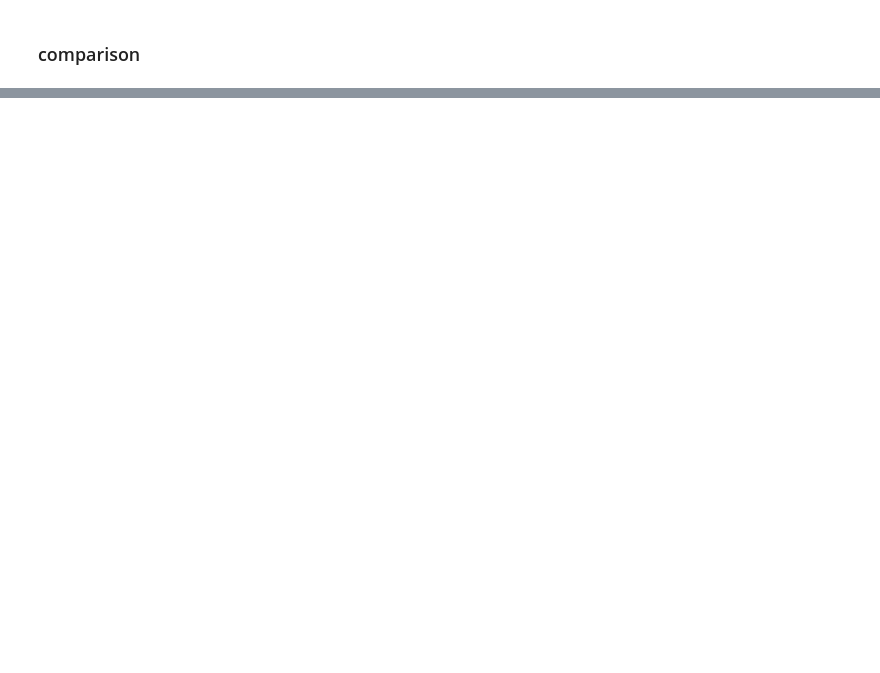
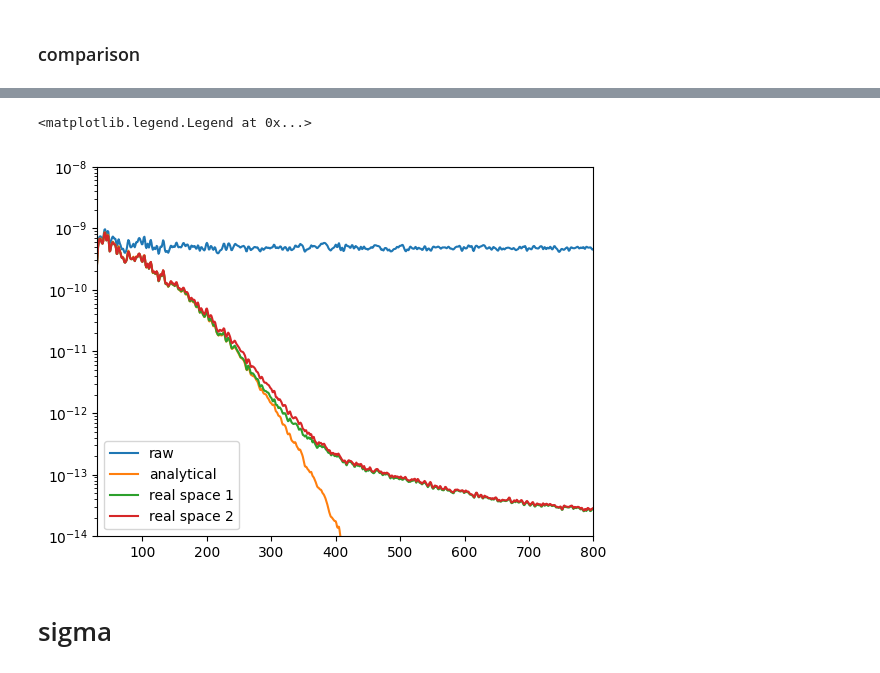
Before and after one commit to des-science/y3-deep-lss, a Jupyter notebook: notebooks/gpu_smoothing/smoothing_layer.ipynb, the cells around one changed output, grey strips where cells are left out. Cells and saved outputs as stored; diff of their text form; code cells hidden in the pictures; blank space fills up the shorter version.

```diff
--- a/notebooks/gpu_smoothing/smoothing_layer.ipynb
+++ b/notebooks/gpu_smoothing/smoothing_layer.ipynb
@@ -206,0 +325,8 @@ fig.savefig(f"plots/smoothing-n_sigma{n_sigma_support}-fwhm{actual_fwhm}.png", b
+# %%
+# trace the function once
+tf_smooth_1 = smoothing_layer_1(dv)
+
+tf_map_1 = np.zeros(n_pix)
+tf_map_1[data_vec_pix] = tf_smooth_1[i_example,:,i_bin]
+tf_map_1 = hp.reorder(tf_map_1, n2r=True)
+smoothed_cls_1 = hp.anafast(tf_map_1, lmax=l_max_global-1)
@@ -206,0 +341,12 @@ fig.savefig(f"plots/smoothing-n_sigma{n_sigma_support}-fwhm{actual_fwhm}.png", b
+# %%
+repetitions = 49
+
+smoothing_layer_2 = healpy_layers.HealpySmoothing(
+    nside=n_side,
+    indices=dv_pix,
+    mask=mask,
+    fwhm=fwhm/np.sqrt(repetitions),
+    n_sigma_support=7,
+    per_channel_repetitions=[repetitions]*dv.shape[-1],
+)
+smoothing_layer_2 = tf.function(smoothing_layer_2)
@@ -206,0 +359,11 @@ fig.savefig(f"plots/smoothing-n_sigma{n_sigma_support}-fwhm{actual_fwhm}.png", b
+# %%
+# trace the function once
+# tf_smooth_2 = smoothing_layer_2(dv)
+
+dv_64 = tf.cast(dv, tf.float64)
+tf_smooth_2 = smoothing_layer_2(dv_64)
+
+tf_map_2 = np.zeros(n_pix)
+tf_map_2[data_vec_pix] = tf_smooth_2[i_example,:,i_bin]
+tf_map_2 = hp.reorder(tf_map_2, n2r=True)
+smoothed_cls_2 = hp.anafast(tf_map_2, lmax=l_max_global-1)
@@ -206,0 +375,16 @@ fig.savefig(f"plots/smoothing-n_sigma{n_sigma_support}-fwhm{actual_fwhm}.png", b
+# %%
+fig, ax = plt.subplots()
+
+ax.plot(raw_cls, label="raw")
+ax.plot(smoothed_cls, label="analytical")
+ax.plot(smoothed_cls_1, label="real space 1")
+ax.plot(smoothed_cls_2, label="real space 2")
+
+# ax.set(yscale="log", xlim=(30, 800), ylim=(1e-12,1e-3))
+ax.set(yscale="log", xlim=(30, 800), ylim=(1e-14,1e-8))
+ax.legend()
+# %% [output]
+<matplotlib.legend.Legend at 0x...>
+[figure, added]
+# %% [markdown]
+# sigma
```
Also changed, not shown: parts of 25 cells of this notebook, 3 other files.
